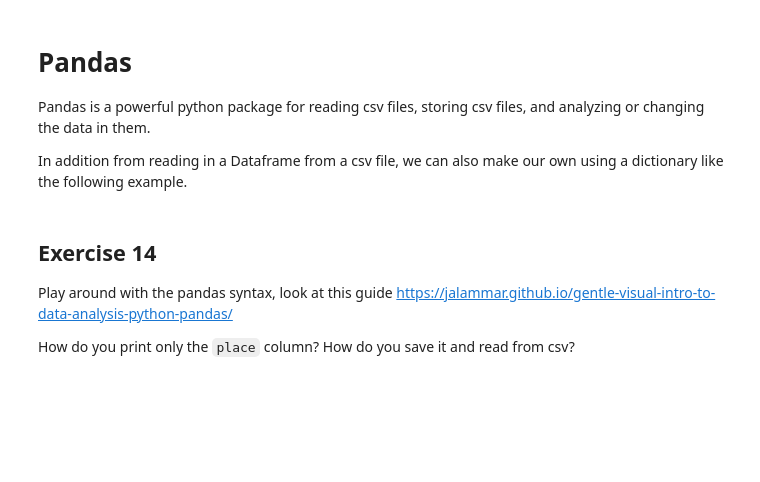
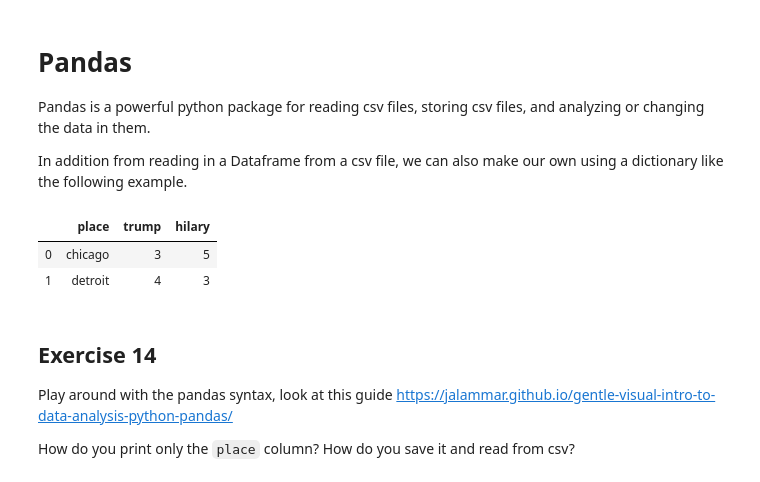
Before and after one commit to silverdrake11/twitter_uchicago_workshop, a Jupyter notebook: notebook.ipynb, the cells around one changed output. Saved outputs shown, nothing was run; the diff lists cells and outputs as text; code cells hidden in the pictures; blank space fills up the shorter version.

```diff
--- a/notebook.ipynb
+++ b/notebook.ipynb
@@ -344,9 +498,13 @@ In addition from reading in a Dataframe from a csv file, we can also make our ow
 # %%
 import pandas
 
-data = {'place':['chicago', 'detoit'], 'trump':[3,4], 'hilary':[5,3]}
+data = {'place':['chicago', 'detroit'], 'trump':[3,4], 'hilary':[5,3]}
 df = pd.DataFrame(data)
 df
+# %% [output]
+|  | place | trump | hilary |
+| 0 | chicago | 3 | 5 |
+| 1 | detroit | 4 | 3 |
 # %% [markdown]
 ## Exercise 14
 
```
Also changed, not shown: parts of 32 cells of this notebook.
